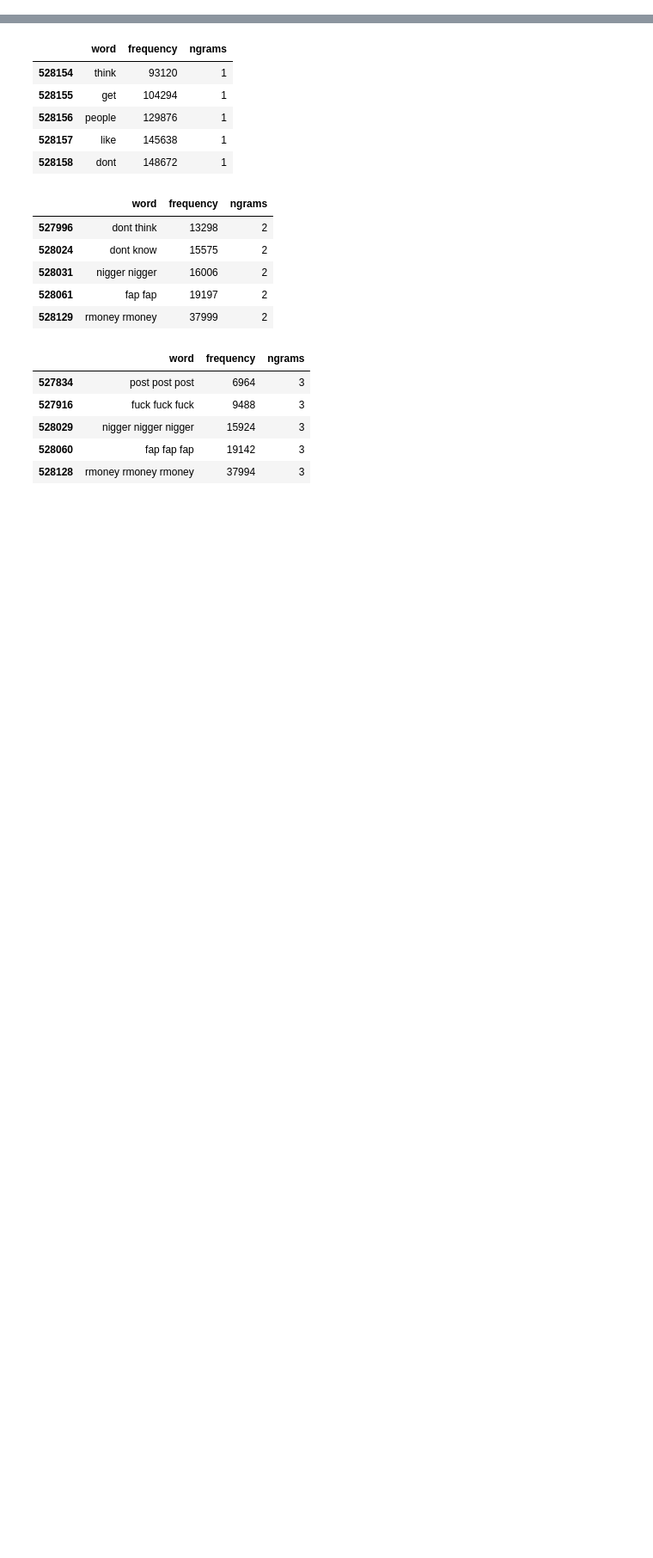
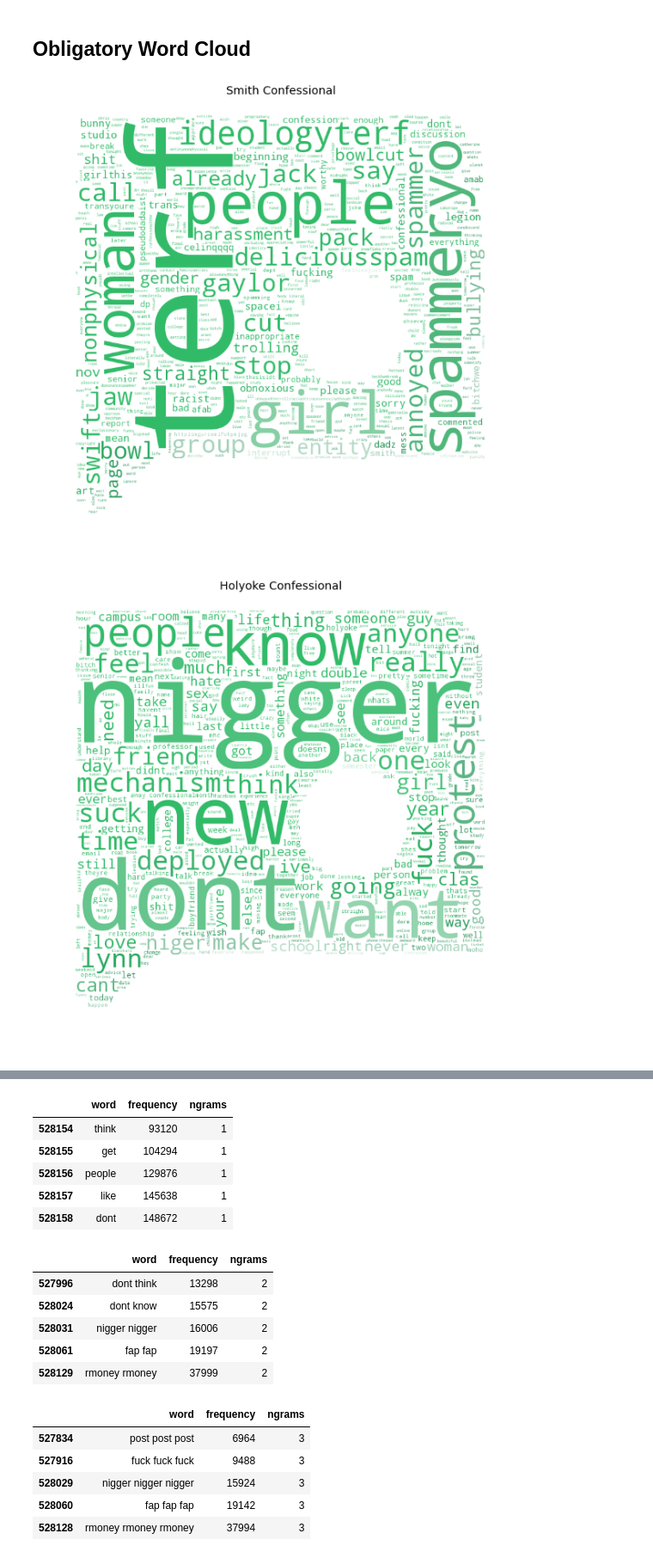
Before and after one commit to cosmicBboy/confesh-bots, a Jupyter notebook: reports/prelim-data-analysis.ipynb, the cells around one changed output, grey strips where cells are left out. Shown at 86% size. Cells and saved outputs as stored; diff of their text form; code cells hidden in the pictures; blank space fills up the shorter version.

```diff
--- a/reports/prelim-data-analysis.ipynb
+++ b/reports/prelim-data-analysis.ipynb
@@ -20,0 +33,52 @@ smiths_df = pd.read_csv('../tmp/clean/holyokecon_confessional_secrets.csv')
+# %%
+def add_college_name(df, name):
+    df_mod = df.copy()
+    df_mod['college_name'] = name
+    return df_mod
+
+smiths_df = add_college_name(smiths_df, 'Smith')
+holys_df = add_college_name(holys_df, 'Holyoke')
+secrets = pd.concat([smiths_df, holys_df])
+# %% [markdown]
+## Obligatory Word Cloud
+# %%
+word_cloud_options = {
+    'width': 800,
+    'height': 800,
+    'background_color': "white",
+    'max_words': 500,
+    'stopwords': STOPWORDS,
+    'random_state': 42
+}
+
+def create_word_cloud(text_iterable, image_color_fp=None,
+                      title='', **kwargs):
+    confesh_coloring = imread(image_color_fp)
+    kwargs.update({'mask': confesh_coloring})
+    wc = WordCloud(**kwargs)
+    text = " ".join(text_iterable)
+    wc.generate(text)
+
+    image_colors = ImageColorGenerator(confesh_coloring)
+
+    plt.figure(figsize=(10,10))
+    plt.title(title)
+    plt.imshow(wc.recolor(color_func=image_colors))
+    plt.axis("off")
+    plt.show()
+
+logo_fp = '../assets/logo2.png'
+create_word_cloud(smiths_df['clean_tokens'].astype(str),
+                  logo_fp, title="Smith Confessional",
+                  **word_cloud_options)
+
+create_word_cloud(holys_df['clean_tokens'].astype(str),
+                  logo_fp, title="Holyoke Confessional",
+                  **word_cloud_options)
+
+create_word_cloud(secrets['clean_tokens'].astype(str),
+                  logo_fp, title="Smith + Holyhoke Confessional",
+                  **word_cloud_options)
+# %% [output]
+[figure, added]
+[figure, added]
```
Also changed, not shown: parts of 14 cells of this notebook, 3 other files.
